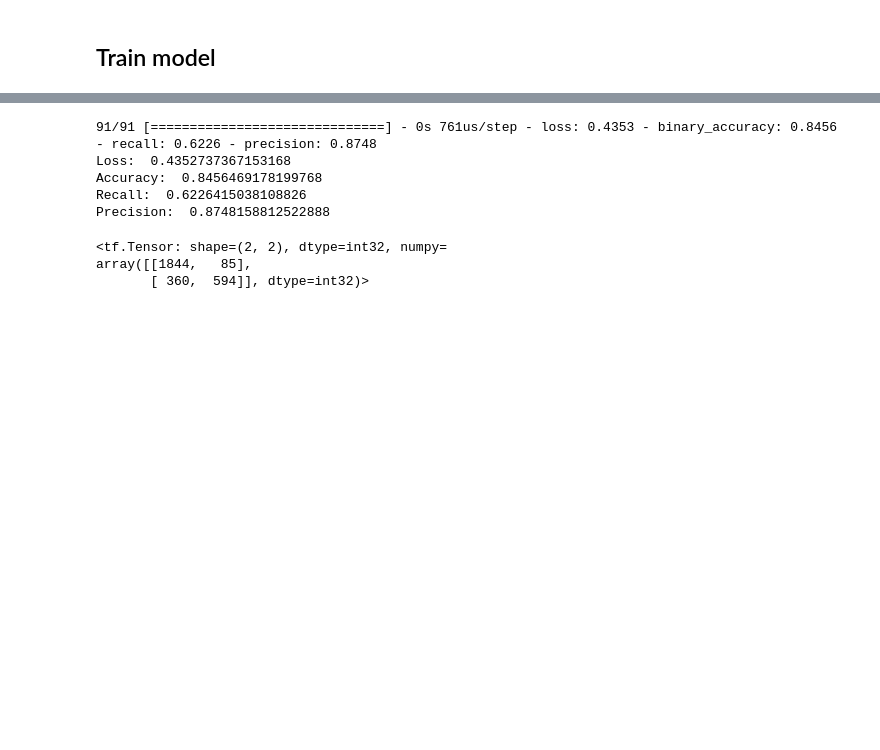
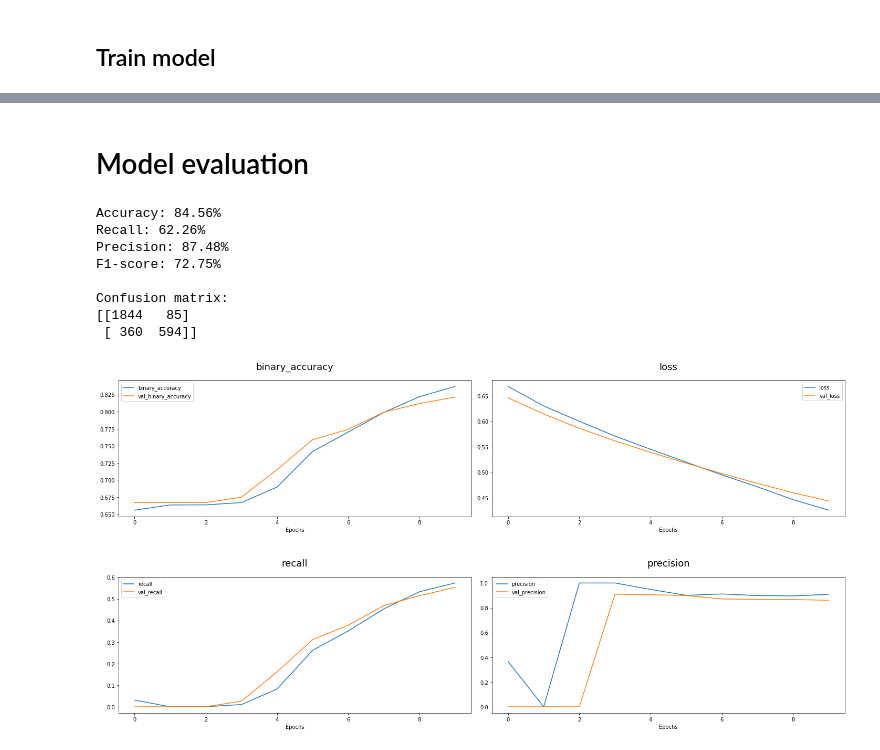
Before and after one commit to nsbarsukov/toxic-comments-detector, a Jupyter notebook: models/simpleBaseModel.ipynb, the cells around one changed output, grey strips where cells are left out. Drawn from its saved outputs; the diff is of its cells as text; code cells hidden in the pictures; blank space fills up the shorter version.

```diff
--- a/models/simpleBaseModel.ipynb
+++ b/models/simpleBaseModel.ipynb
@@ -107,19 +107,16 @@ Epoch 10/10
-# %%
-loss, accuracy, recall, precision = model.evaluate(x=X_test, y=y_test)
-
-print("Loss: ", loss)
-print("Accuracy: ", accuracy)
-print("Recall: ", recall)
-print("Precision: ", precision)
-# %% [output]
-91/91 [==============================] - 0s 761us/step - loss: 0.4353 - binary_accuracy: 0.8456 - recall: 0.6226 - precision: 0.8748
-Loss:  0.4352737367153168
-Accuracy:  0.8456469178199768
-Recall:  0.6226415038108826
-Precision:  0.8748158812522888
+# %% [markdown]
+# Model evaluation
 # %%
-tf.math.confusion_matrix(labels=y_test, predictions=(model.predict(X_test) > 0.5) * 1)
+y_test_pred = (model.predict(X_test).flatten() > 0.5) * 1
+
+evaluate_model(y_test, y_test_pred, history)
 # %% [output]
-<tf.Tensor: shape=(2, 2), dtype=int32, numpy=
-array([[1844,   85],
-       [ 360,  594]], dtype=int32)>
+Accuracy: 84.56%
+Recall: 62.26%
+Precision: 87.48%
+F1-score: 72.75%
+
+Confusion matrix:
+[[1844   85]
+ [ 360  594]]
+[figure, added]
```
Also changed, not shown: parts of 2 cells of this notebook, 2 other files.
